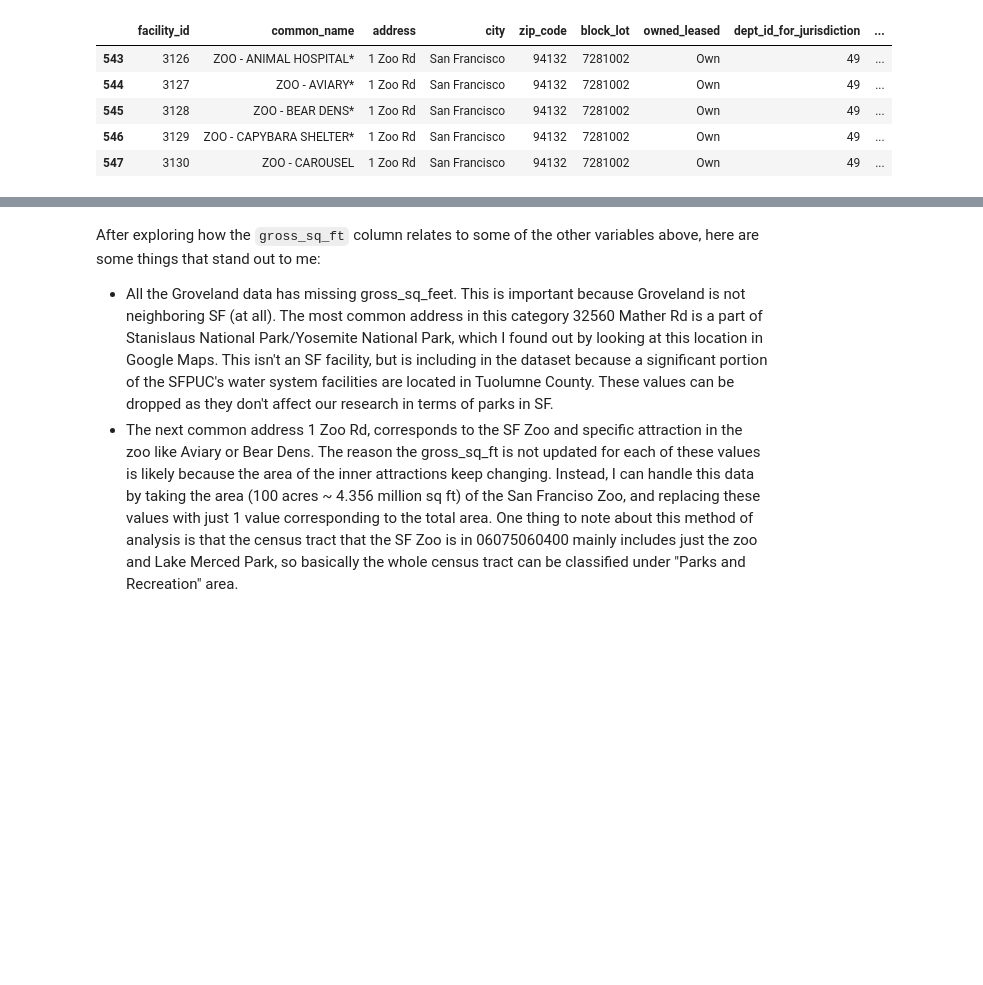
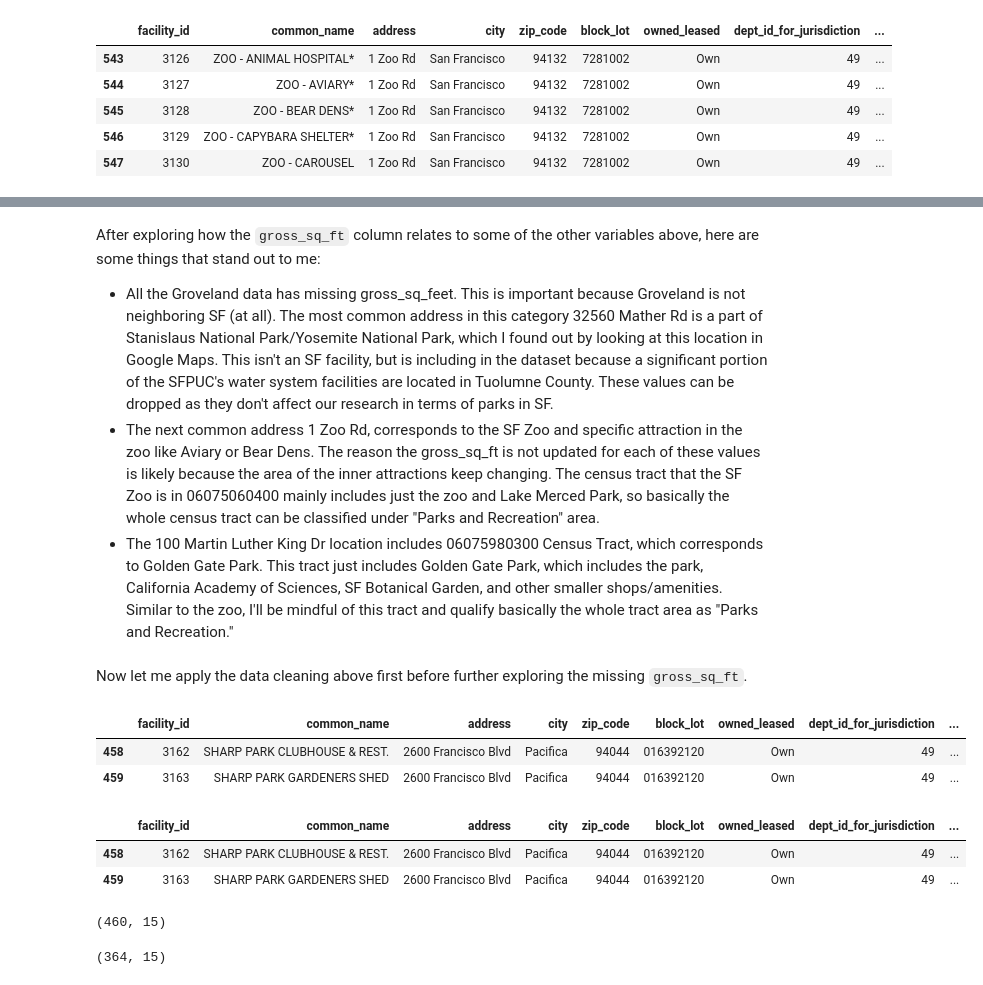
Before and after one commit to meganm2c/MTC-SF-Neighborhood-Amenity-Equity-Project, a Jupyter notebook: notebooks/Recreation_Parks_Data_Clean_Analysis.ipynb, the cells around one changed output, grey strips where cells are left out. Drawn from its saved outputs; the diff is of its cells as text; code cells hidden in the pictures; blank space fills up the shorter version.

```diff
--- a/notebooks/Recreation_Parks_Data_Clean_Analysis.ipynb
+++ b/notebooks/Recreation_Parks_Data_Clean_Analysis.ipynb
@@ -306,4 +303,50 @@ parks_and_rec_df[parks_and_rec_df['address'] == "100 Martin Luther King Dr"]
 # %% [markdown]
 After exploring how the `gross_sq_ft` column relates to some of the other variables above, here are some things that stand out to me:
 - All the Groveland data has missing gross_sq_feet. This is important because Groveland is not neighboring SF (at all). The most common address in this category 32560 Mather Rd is a part of Stanislaus National Park/Yosemite National Park, which I found out by looking at this location in Google Maps. This isn't an SF facility, but is including in the dataset because a significant portion of the SFPUC's water system facilities are located in Tuolumne County. These values can be dropped as they don't affect our research in terms of parks in SF.
-- The next common address 1 Zoo Rd, corresponds to the SF Zoo and specific attraction in the zoo like Aviary or Bear Dens. The reason the gross_sq_ft is not updated for each of these values is likely because the area of the inner attractions keep changing. Instead, I can handle this data by taking the area (100 acres ~ 4.356 million sq ft) of the San Franciso Zoo, and replacing these values with just 1 value corresponding to the total area. One thing to note about this method of analysis is that the census tract that the SF Zoo is in 06075060400  mainly includes just the zoo and Lake Merced Park, so basically the whole census tract can be classified under "Parks and Recreation" area.
+- The next common address 1 Zoo Rd, corresponds to the SF Zoo and specific attraction in the zoo like Aviary or Bear Dens. The reason the gross_sq_ft is not updated for each of these values is likely because the area of the inner attractions keep changing. The census tract that the SF Zoo is in 06075060400  mainly includes just the zoo and Lake Merced Park, so basically the whole census tract can be classified under "Parks and Recreation" area.
+- The 100 Martin Luther King Dr location includes 06075980300 Census Tract, which corresponds to Golden Gate Park. This tract just includes Golden Gate Park, which includes the park, California Academy of Sciences, SF Botanical Garden, and other smaller shops/amenities. Similar to the zoo, I'll be mindful of this tract and qualify basically the whole tract area as "Parks and Recreation."
+# %% [markdown]
+Now let me apply the data cleaning above first before further exploring the missing `gross_sq_ft`.
+# %%
+# this seems to be a golf course in  Pacifica, so I can leave it out for now since it's not in SF
+display(parks_and_rec_df[parks_and_rec_df['city'] == "Pacifica"])
+# %% [output]
+|  | facility_id | common_name | address | city | zip_code | block_lot | owned_leased | dept_id_for_jurisdiction | ... |
+| 458 | 3162 | SHARP PARK CLUBHOUSE & REST. | 2600 Francisco Blvd | Pacifica | 94044 | 016392120 | Own | 49 | ... |
+| 459 | 3163 | SHARP PARK GARDENERS SHED | 2600 Francisco Blvd | Pacifica | 94044 | 016392120 | Own | 49 | ... |
+# %%
+# this seems to be a golf course in  Pacifica, so I can leave it out for now since it's not in SF
+display(parks_and_rec_df[parks_and_rec_df['city'] == "Pacifica"])
+# %% [output]
+|  | facility_id | common_name | address | city | zip_code | block_lot | owned_leased | dept_id_for_jurisdiction | ... |
+| 458 | 3162 | SHARP PARK CLUBHOUSE & REST. | 2600 Francisco Blvd | Pacifica | 94044 | 016392120 | Own | 49 | ... |
+| 459 | 3163 | SHARP PARK GARDENERS SHED | 2600 Francisco Blvd | Pacifica | 94044 | 016392120 | Own | 49 | ... |
+# %%
+# remove rows with Pacifica and Groveland as city from the DataFrame, maintaining only San Francisco entries
+parks_and_rec_df = parks_and_rec_df[parks_and_rec_df['city'] == "San Francisco"]
+parks_and_rec_df.shape
+# %% [output]
+(460, 15)
+# %%
+# remove rows with the address "1 Zoo Rd" since it's the SF Zoo and not a park
+parks_and_rec_df = parks_and_rec_df[parks_and_rec_df['address'] != "1 Zoo Rd"]
+
+# remove rows with address "100 Martin Luther King Dr" since it's the Golden Gate Park
+parks_and_rec_df = parks_and_rec_df[parks_and_rec_df['address'] != "100 Martin Luther King Dr"]
+
+# remove the 100 John F Kennedy Dr address since it's also part of Golden Gate Park (Conservatory of Flowers)
+parks_and_rec_df = parks_and_rec_df[parks_and_rec_df['address'] != "100 John F Kennedy Dr"]
+
+# remove 225 Stockton St because it's Union Square Park stage, concessions, etc. which changes frequently
+parks_and_rec_df = parks_and_rec_df[parks_and_rec_df['address'] != "225 Stockton St"]
+
+# remove 1199 09th Ave missing values because those are in Golden Gate Park as well (Arboretum mainly)
+parks_and_rec_df = parks_and_rec_df[parks_and_rec_df['address'] != "1199 09th Ave"]
+
+# remove 799 Moscow St missing values since it's very tiny parts of Crocker Amazon Park (which is already accounted for)
+parks_and_rec_df = parks_and_rec_df[parks_and_rec_df['address'] != "799 Moscow St"]
+
+
+parks_and_rec_df.shape
+# %% [output]
+(364, 15)
```
Also changed, not shown: parts of 10 cells of this notebook, 1 other file.
